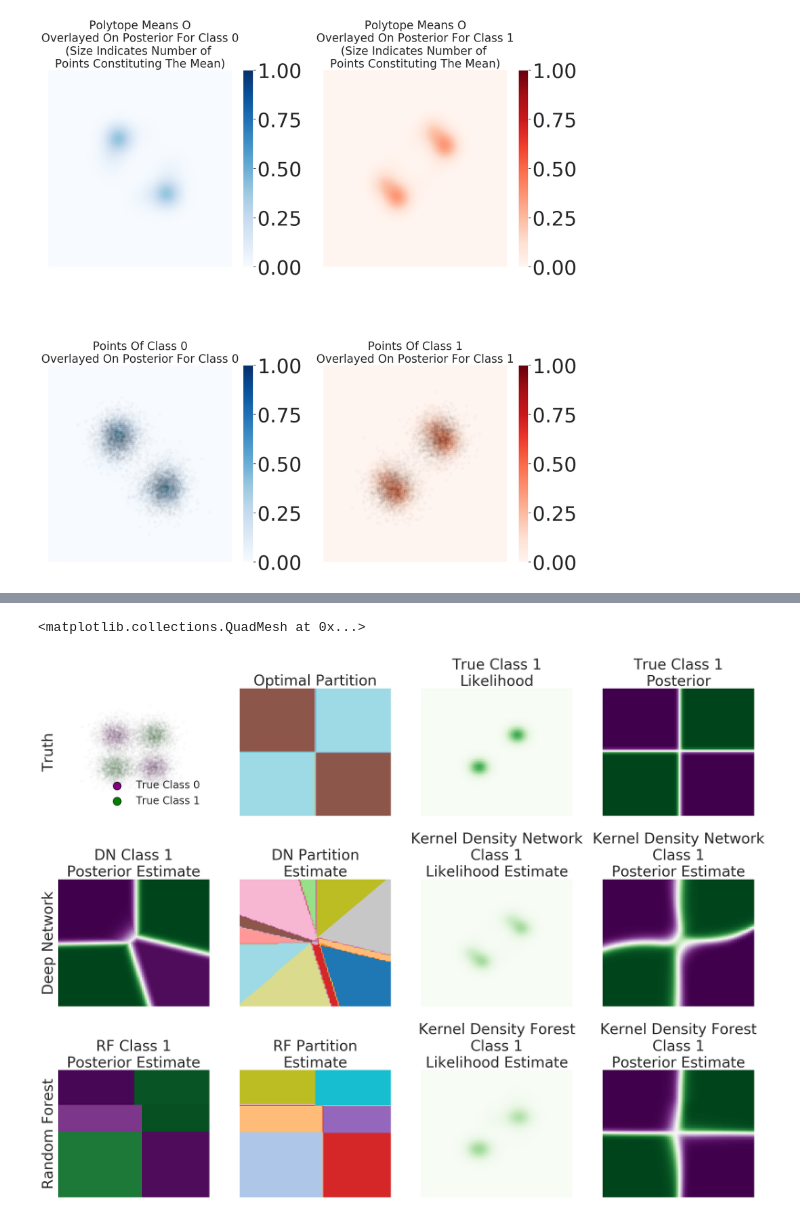
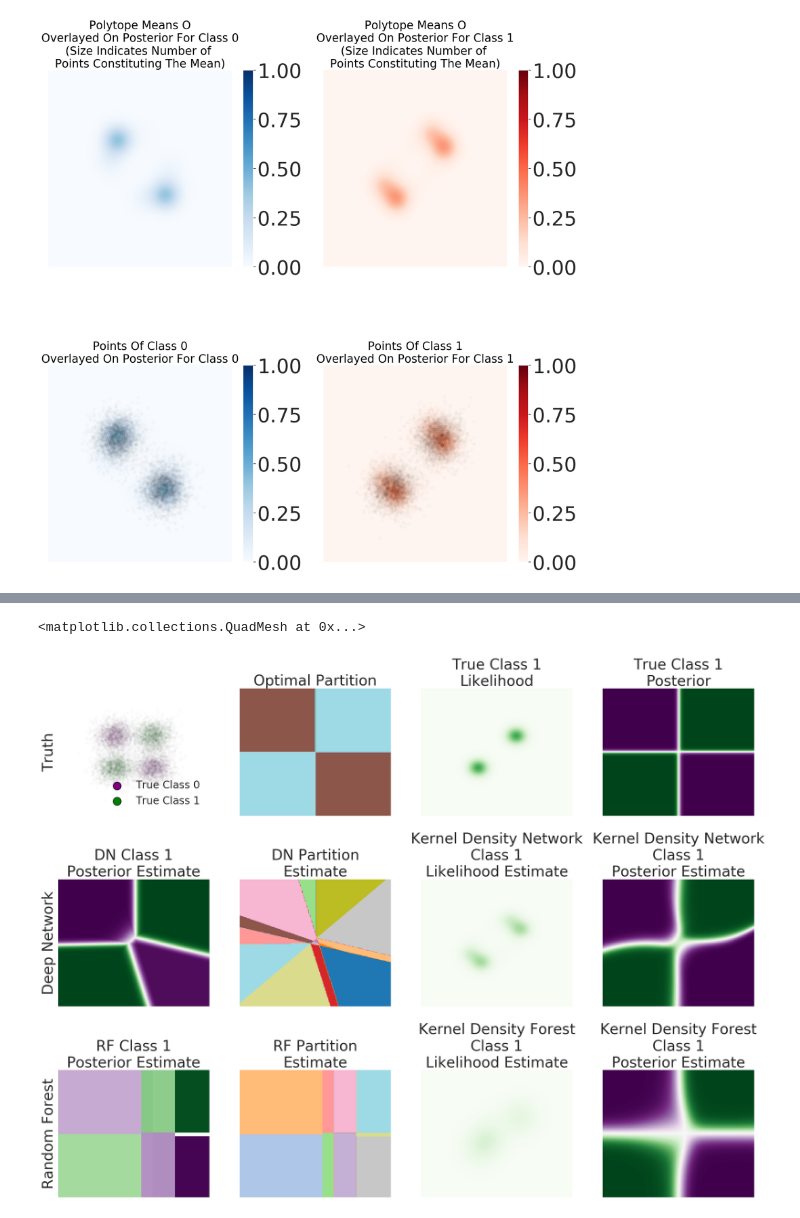
Before and after one commit to neurodata/kdg_will, a Jupyter notebook: notebooks/Neural_Polytopes.ipynb, the cells around one changed output, grey strips where cells are left out. Saved outputs shown, nothing was run; the diff lists cells and outputs as text; code cells hidden in the pictures.

Commit message:
changed to forest

```diff
--- a/notebooks/Neural_Polytopes.ipynb
+++ b/notebooks/Neural_Polytopes.ipynb
@@ -71,8 +64,8 @@ X, y = generate_XOR(n = n)
 # %%
 x_min, x_max = -4, 4
 y_min, y_max = -4, 4
-xx, yy = np.meshgrid(np.arange(x_min, x_max, (x_max - x_min) / 100),
-                      np.arange(y_min, y_max, (y_max - y_min) / 100))
+xx, yy = np.meshgrid(np.arange(x_min, x_max, (x_max - x_min) / 250),
+                      np.arange(y_min, y_max, (y_max - y_min) / 250))
 # %% [markdown]
 # Construct & Train Network
 # %%
@@ -135,7 +128,7 @@ figs, axs = plt.subplots(2, width, figsize = (6 * width, 6 * 2))
 plt.subplots_adjust(hspace=0.5)
 figs.text(0.5, 0.04, '', ha='center')
 figs.set_facecolor('white')
-figs.suptitle("Deep Network Polytopes/Pre-Activations", fontsize = 24)
+figs.suptitle("Deep Network Polytopes", fontsize = 28)
 
 for i, ax in enumerate(axs.flat):
     ax.set_xticks([])
@@ -148,9 +141,9 @@ for i, ax in enumerate(axs.flat):
         ax.spines[side].set_visible(False)
 
     if i == 0:
-        ax.set_ylabel('First Layer Polytopes/Pre-Activations', fontsize = 18)
+        ax.set_ylabel('First Layer \nPolytopes', fontsize = 28)
     if i == 4:
-        ax.set_ylabel('Output Polytopes/Pre-Activations', fontsize = 18)
+        ax.set_ylabel('Output \nPolytopes', fontsize = 28)
 
 for second_node in range(width):
     if second_node == 0:
@@ -227,4 +220,5 @@ for multiplier in [-1, 1]:
                                levels=[0],
                                linewidths=6,
                                zorder = 1e16)
+plt.savefig("figs/DeepPolytopes.eps")
 # %% [output]
@@ -253,24 +247,22 @@ if train_new:
     acc = 0
     decision_paths = [[]]
     while True:
-      rfc = RandomForestClassifier(n_estimators = 1,
-                                   max_depth = width)
+      rfc = RandomForestClassifier(n_estimators = 2,
+                                   max_depth = 2)
 
       rfc.fit(X, y)
       y_hat = rfc.predict(X)
       acc = np.mean(y_hat == y)
       decision_paths = rfc.estimators_[0].decision_path(np.c_[xx.ravel(), yy.ravel()]).toarray()
-      data_decision_paths = rfc.estimators_[0].decision_path(X).toarray()
-      if acc >= acc_thresh and acc < .97 and np.shape(decision_paths)[1] == 15:
+      if acc >= acc_thresh and np.shape(decision_paths)[1] == 7:
         print("Done training. Acc = {:0.2f} > Acc Thresh = {:0.2f}.".format(acc, acc_thresh))
         break
       else:
         print("Training New Forest since Acc = {:0.2f} < Acc Thresh = {:0.2f}...".format(acc, acc_thresh))
     pickle.dump(rfc, open('best_forest.pkl', 'wb'))
-else:
-    rfc = pickle.load(open('best_forest.pkl', 'rb'))
-    decision_paths = rfc.estimators_[0].decision_path(np.c_[xx.ravel(), yy.ravel()]).toarray()
-    data_decision_paths = rfc.estimators_[0].decision_path(X).toarray()
+rfc = pickle.load(open('best_forest.pkl', 'rb'))
+decision_paths_across_trees = np.array([rfc.estimators_[tree_idx].decision_path(np.c_[xx.ravel(), yy.ravel()]).toarray() for tree_idx in range(2)])
+data_decision_paths_across_trees = np.array([rfc.estimators_[tree_idx].decision_path(X).toarray() for tree_idx in range(2)])
 # %%
 figs, axs = plt.subplots(width + 1, 2 ** (width) - 1, figsize = (6 * 2 ** width - 1, 6 * (width + 1)))
 plt.subplots_adjust(hspace=0.5)
@@ -786,32 +690,32 @@ axs[2][0].pcolormesh(xx,
                                yy,
                                estimated_class_1_posterior.reshape(xx.shape),
                                cmap="PRGn",
                                vmin = 0,
                                vmax = 1)
 
 predicted_leaf_ids_across_trees = np.array([keras.utils.to_categorical(np.unique(tree.apply(np.c_[xx.ravel(), yy.ravel()]), return_inverse = True)[1], num_classes = 2 ** (width + 1)) for tree_idx, tree in enumerate(rfc.estimators_)])
 length = np.shape(predicted_leaf_ids_across_trees)[-1]
-partition_ids = np.matmul(predicted_leaf_ids_across_trees[0], np.expand_dims(np.logspace(0, length, num = length, base = 2), axis = 1))# + np.matmul(predicted_leaf_ids_across_trees[1], np.expand_dims(np.logspace(length, 2*length, num = length, base = 2), axis = 1))
+partition_ids = np.matmul(predicted_leaf_ids_across_trees[0], np.expand_dims(np.logspace(0, length, num = length, base = 2), axis = 1)) + np.matmul(predicted_leaf_ids_across_trees[1], np.expand_dims(np.logspace(length, 2*length, num = length, base = 2), axis = 1))
 _, partition_ids = np.unique(partition_ids, return_inverse = True)
 
 axs[2][1].contourf(xx, yy, partition_ids.reshape(xx.shape), cmap = "tab20", levels = len(np.unique(partition_ids)))
 axs[2][1].set_title("RF Partition\nEstimate", fontsize = 28)
 
 axs[2][2].set_title("Kernel Density Forest\nClass 1\nLikelihood Estimate", fontsize = 28)
 axs[2][2].pcolormesh(xx,
                                yy,
                                y_proba_forest_KDE_grid[:, 1].reshape(xx.shape),
                                cmap="Greens",
                                vmin = 0,
                                vmax = 1)
 
 axs[2][3].set_title("Kernel Density Forest\nClass 1\nPosterior Estimate", fontsize = 28)
 axs[2][3].pcolormesh(xx,
                                yy,
                                (y_proba_forest_KDE_grid[:, 1] / np.sum(y_proba_forest_KDE_grid, axis = 1)).reshape(xx.shape),
                                cmap="PRGn",
                                vmin = 0,
                                vmax = 1)
 # %% [output]
 <matplotlib.collections.QuadMesh at 0x...>
-[figure, old version]
+[figure, new version]
```
Also changed, not shown: parts of 5 cells of this notebook, 7 other files.
